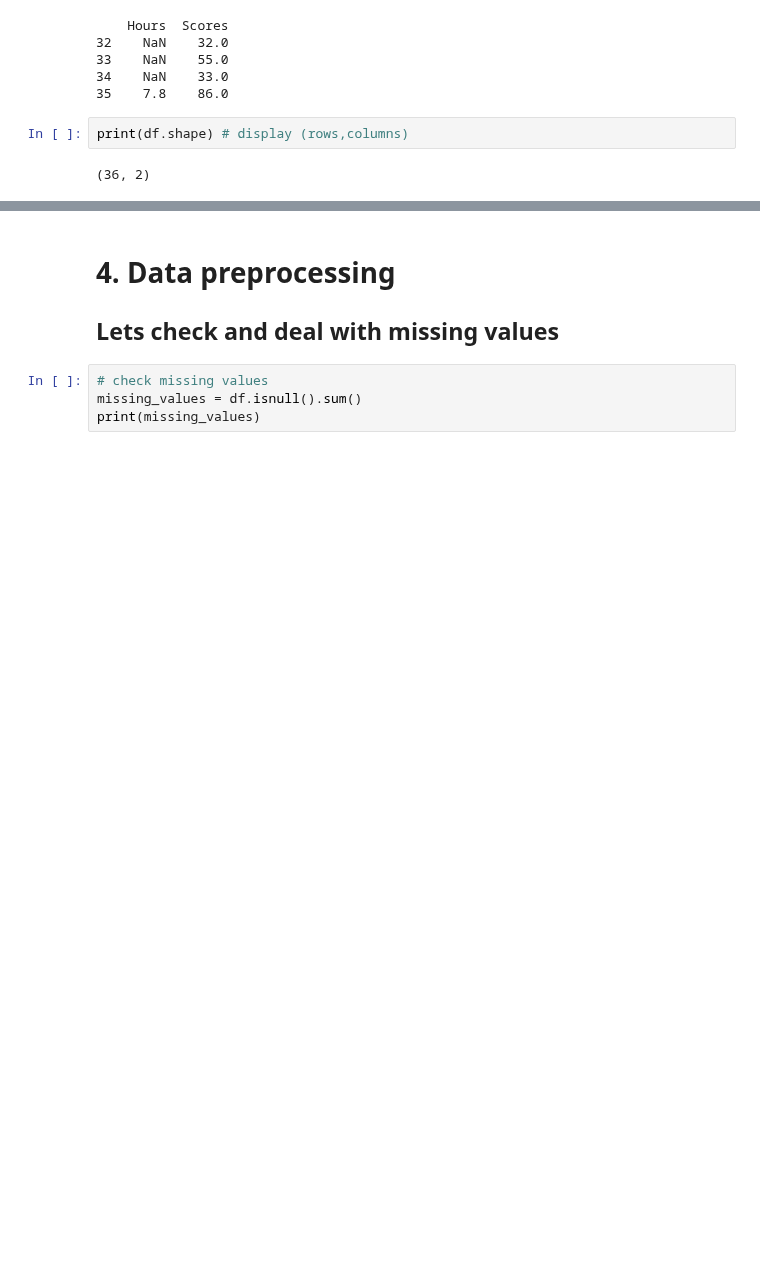
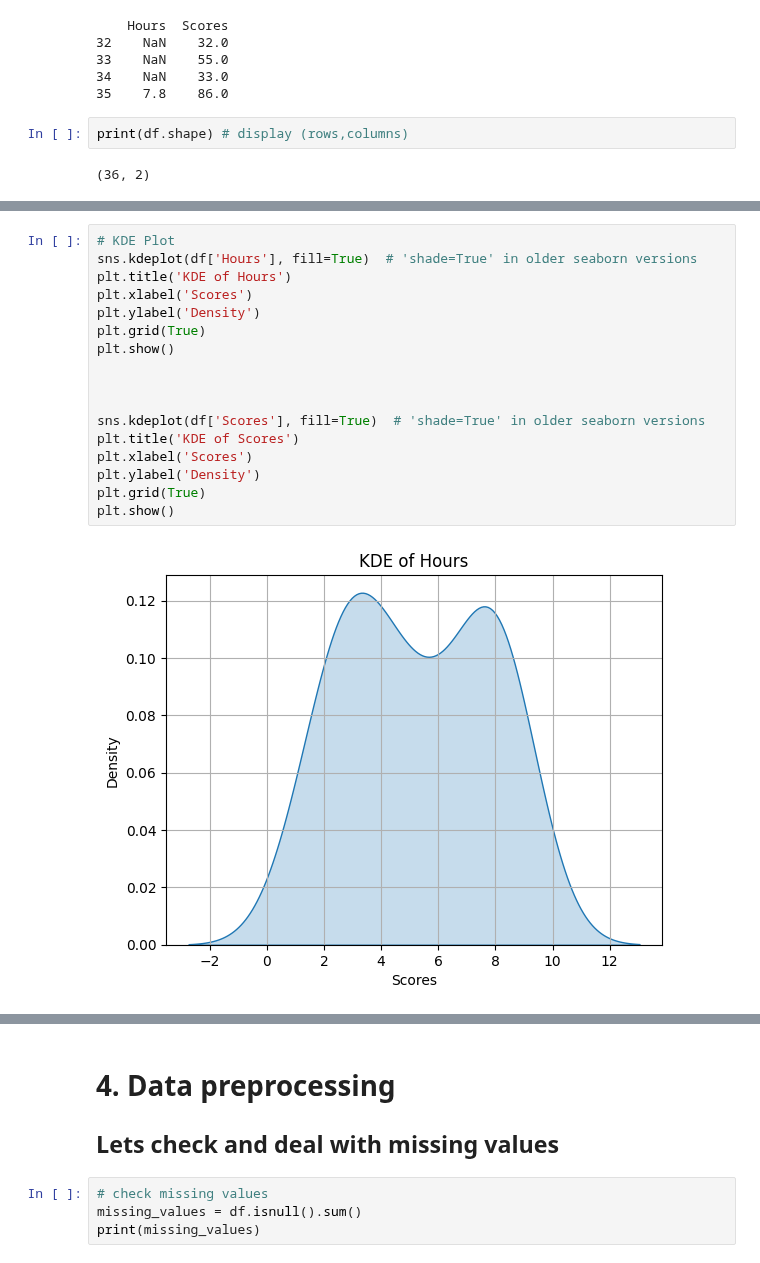
Before and after one commit to ash322ash422/tut_ml, a Jupyter notebook: tut_linear_regression/tut_ml_linearReg_singleVar_student_score.ipynb, the cells around one changed output, grey strips where cells are left out. Cells and saved outputs as stored; diff of their text form; blank space fills up the shorter version.

```diff
--- a/tut_linear_regression/tut_ml_linearReg_singleVar_student_score.ipynb
+++ b/tut_linear_regression/tut_ml_linearReg_singleVar_student_score.ipynb
@@ -74,0 +113,19 @@ print(df.shape) # display (rows,columns)
+# %%
+# KDE Plot
+sns.kdeplot(df['Hours'], fill=True)  # 'shade=True' in older seaborn versions
+plt.title('KDE of Hours')
+plt.xlabel('Scores')
+plt.ylabel('Density')
+plt.grid(True)
+plt.show()
+
+
+
+sns.kdeplot(df['Scores'], fill=True)  # 'shade=True' in older seaborn versions
+plt.title('KDE of Scores')
+plt.xlabel('Scores')
+plt.ylabel('Density')
+plt.grid(True)
+plt.show()
+# %% [output]
+[figure, added]
```
Also changed, not shown: parts of 12 cells of this notebook, 5 other files.
